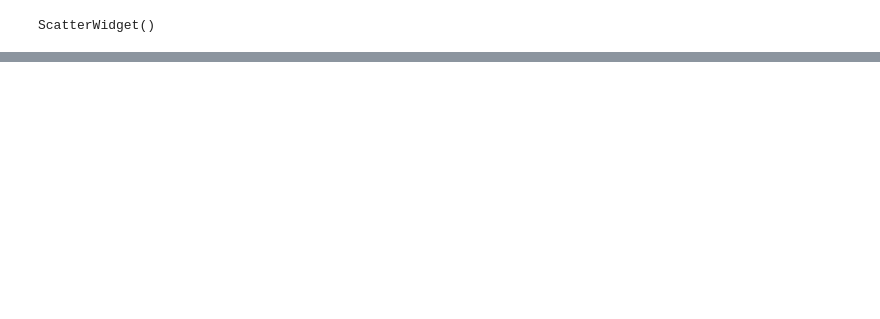
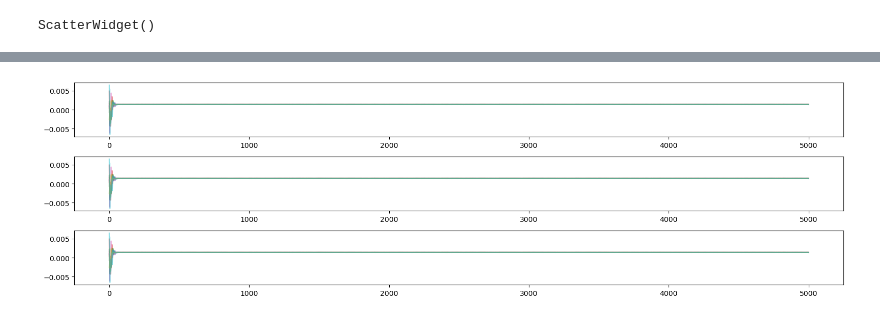
Before and after one commit to hol1m4n/PhysAstroNotes, a Jupyter notebook: Tools/MCMC AstroJournal 2025.ipynb, the cells around one changed output, grey strips where cells are left out. Cells and saved outputs as stored; diff of their text form; code cells hidden in the pictures; blank space fills up the shorter version.

Commit message:
MCMC ex

```diff
--- a/Tools/MCMC AstroJournal 2025.ipynb
+++ b/Tools/MCMC AstroJournal 2025.ipynb
@@ -44,16 +43,0 @@ plt.show()
-# %%
-def logprior(theta):
-    ''' The natural logarithm of the prior probability. '''
-    lp = 0.
-    # unpack the model parameters from the tuple
-    a, b, c = theta
-    # uniform prior on c
-    cmin = -10. # lower range of prior
-    cmax = 10.  # upper range of prior
-    # set prior to 1 (log prior to 0) if in the range and zero (-inf) outside the range
-    lp = 0. if cmin < c < cmax else -np.inf
-    # Gaussian prior on m
-    mmu = 3.     # mean of the Gaussian prior
-    msigma = 10. # standard deviation of the Gaussian prior
-    lp -= 0.5*((m - mmu)/msigma)**2
-    return lp
@@ -59,0 +83,10 @@ def logprior(theta):
+# %%
+ndim = 3 # Number of parameters/dimensions (e.g. m and c)
+nwalkers = 10 # Number of walkers to use. It should be at least twice the number of dimensions.
+nsteps = 5000 # Number of steps/iterations.
+
+start = 0.01 * np.random.randn(nwalkers, ndim) # Initial positions of the walkers.
+
+sampler = zeus.EnsembleSampler(nwalkers, ndim, logpost, args=[np.array(W['y']), np.array(W['sigma']), np.array(W['x'])]) # Initialise the sampler
+sampler.run_mcmc(start, nsteps) # Run sampling
+sampler.summary # Print summary diagnostics
@@ -59,0 +106,9 @@ def logprior(theta):
+# %%
+plt.figure(figsize=(16,1.5*ndim))
+for n in range(ndim):
+    plt.subplot2grid((ndim, 1), (n, 0))
+    plt.plot(sampler.get_chain()[:,:,0], alpha=0.5)
+plt.tight_layout()
+plt.show()
+# %% [output]
+[figure, added]
```
Also changed, not shown: parts of 18 cells of this notebook.
